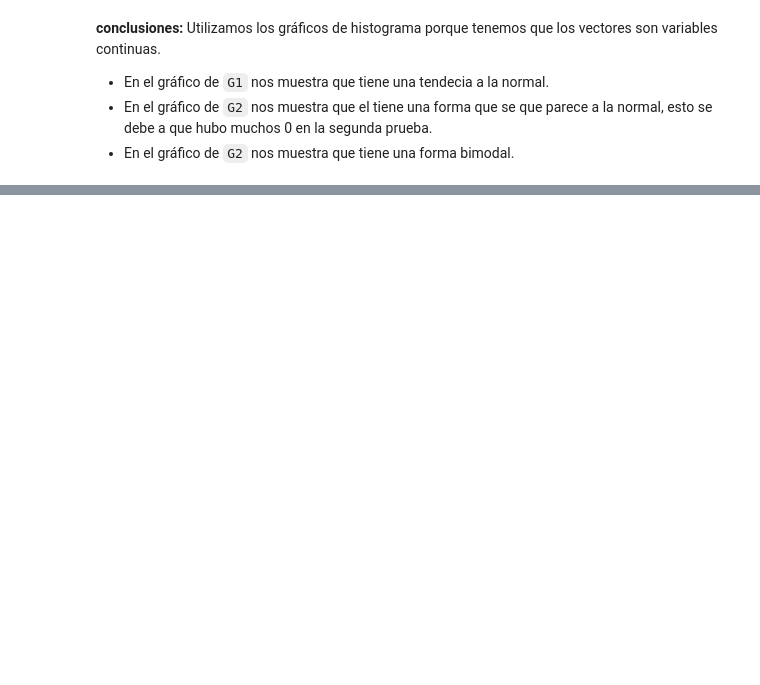
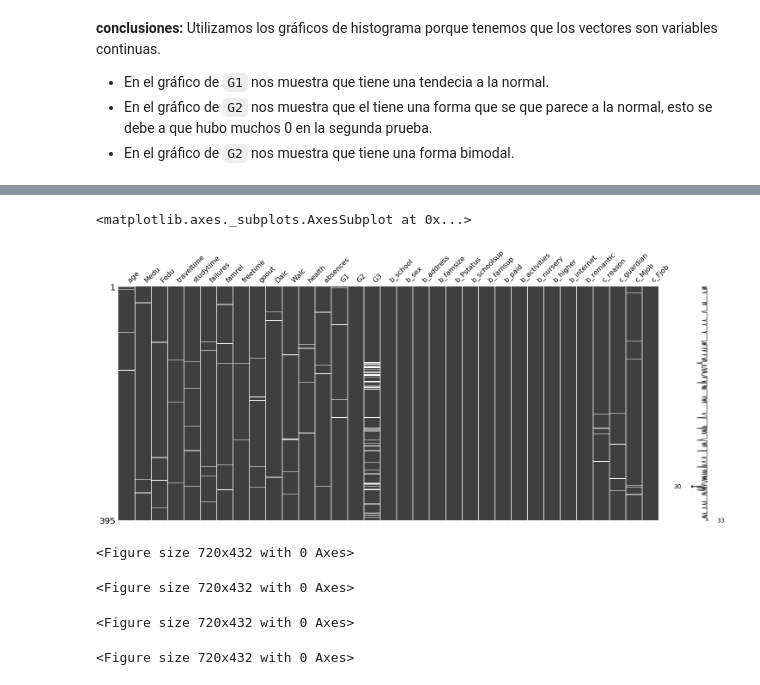
Before and after one commit to lporras/prueba-fundamentos-data-science, a Jupyter notebook: Desafio 2 Rendimiento escolar.ipynb, the cells around one changed output, grey strips where cells are left out. Cells and saved outputs as stored; diff of their text form; code cells hidden in the pictures; blank space fills up the shorter version.

```diff
--- a/Desafio 2 Rendimiento escolar.ipynb
+++ b/Desafio 2 Rendimiento escolar.ipynb
@@ -388,0 +681,21 @@ df_escolar.loc[1:5,['Mjob', 'Fjob', 'reason', 'guardian']]
+# %%
+missingno.matrix(df)
+# %% [output]
+<matplotlib.axes._subplots.AxesSubplot at 0x...>
+[figure, added]
+# %%
+utils.visualize_rows(df.filter(['school', 'sex', 'address']))
+# %% [output]
+<Figure size 720x432 with 0 Axes>
+# %%
+utils.visualize_rows(df.filter(['famsize', 'Pstatus', 'schoolsup']))
+# %% [output]
+<Figure size 720x432 with 0 Axes>
+# %%
+utils.visualize_rows(df.filter(['nursery', 'higher', 'internet']))
+# %% [output]
+<Figure size 720x432 with 0 Axes>
+# %%
+utils.visualize_rows(df.filter(['romantic']))
+# %% [output]
+<Figure size 720x432 with 0 Axes>
```
Also changed, not shown: parts of 93 cells of this notebook, 1 other file.
